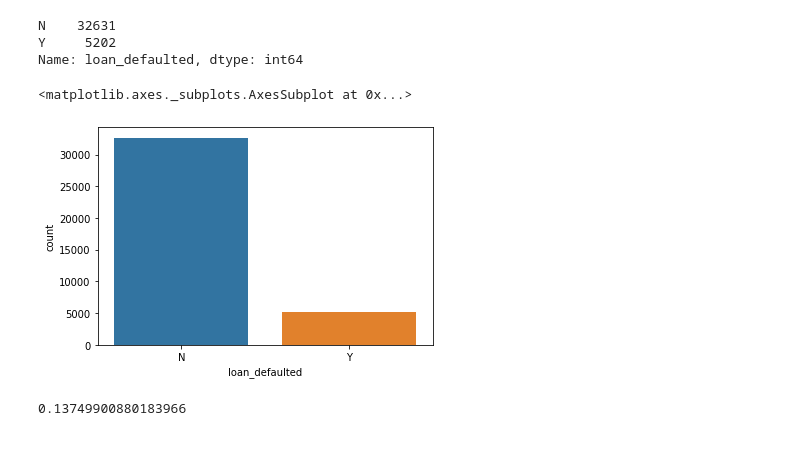
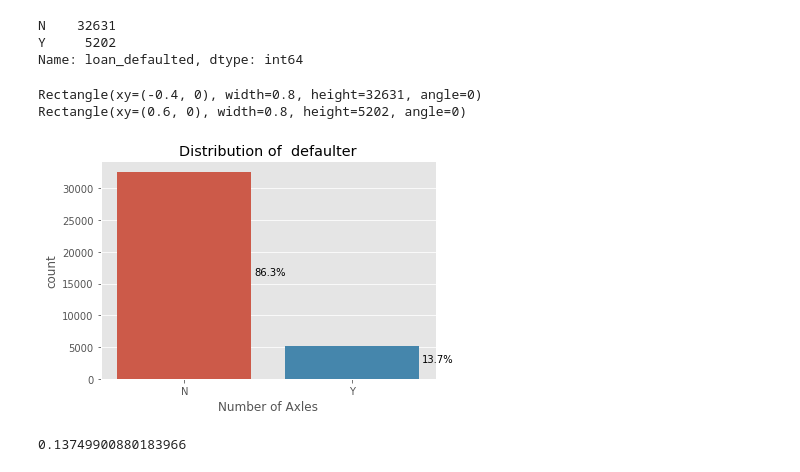
Before and after one commit to ashwanikumar04/loan-defaulter-case-study, a Jupyter notebook: ashwani_kumar.ipynb, the cells around one changed output. Saved outputs shown, nothing was run; the diff lists cells and outputs as text; code cells hidden in the pictures.

```diff
--- a/ashwani_kumar.ipynb
+++ b/ashwani_kumar.ipynb
@@ -247,9 +358,23 @@ loans['loan_defaulted'].value_counts()
 N    32631
 Y     5202
 Name: loan_defaulted, dtype: int64
-# %%
-sns.countplot(x='loan_defaulted',data=loans)
-# %% [output]
-<matplotlib.axes._subplots.AxesSubplot at 0x...>
-[figure, removed]
+# %%
+ax = sns.countplot(x='loan_defaulted', data=loans)
+
+plt.title('Distribution of  defaulter')
+plt.xlabel('Number of Axles')
+
+total = len(loans['loan_defaulted'])
+for p in ax.patches:
+    print(p)
+    percentage = '{:.1f}%'.format(100 * p.get_height() / total)
+    x = p.get_x() + p.get_width() + 0.02
+    y = p.get_y() + p.get_height() / 2
+    ax.annotate(percentage, (x, y))
+
+plt.show()
+# %% [output]
+Rectangle(xy=(-0.4, 0), width=0.8, height=32631, angle=0)
+Rectangle(xy=(0.6, 0), width=0.8, height=5202, angle=0)
+[figure, added]
 # %%
```
Also changed, not shown: parts of 17 cells of this notebook.
